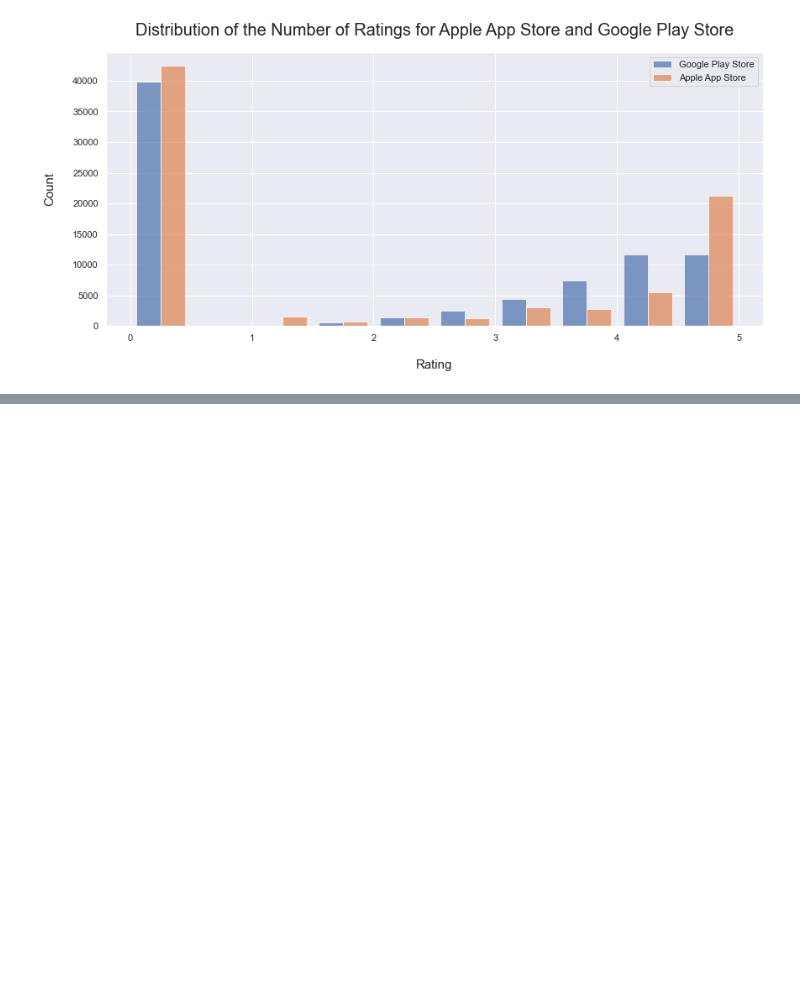
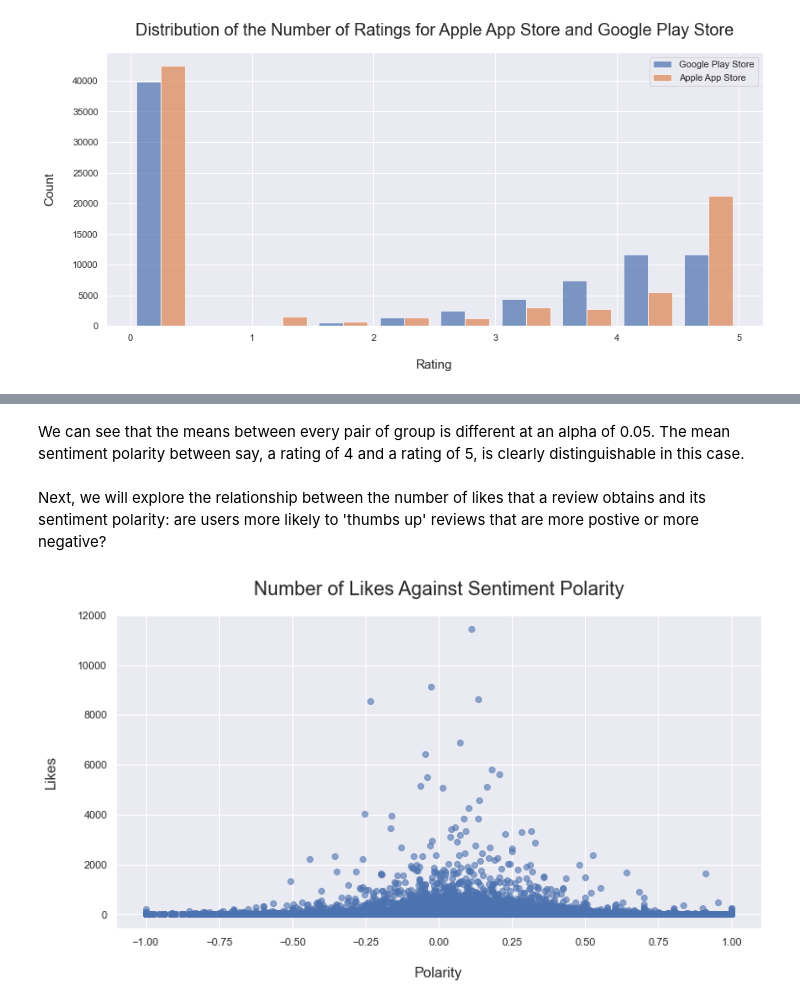
Before and after one commit to Superocker50/CMPT-353-Final-Project, a Jupyter notebook: cmpt-353-part-2.ipynb, the cells around one changed output, grey strips where cells are left out. Drawn from its saved outputs; the diff is of its cells as text; code cells hidden in the pictures; blank space fills up the shorter version.

```diff
--- a/cmpt-353-part-2.ipynb
+++ b/cmpt-353-part-2.ipynb
@@ -289,0 +370,11 @@ As we explore this question, we will look at the reviews for these applications
+# %%
+# From https://stackoverflow.com/questions/19913659/pandas-conditional-creation-of-a-series-dataframe-column
+# Categorize polarity values into sentiments
+conditions = [
+    reviews_google['Polarity'] > 0,
+    reviews_google['Polarity'] < 0,
+    reviews_google['Polarity'] == 0
+]
+
+sentiments = ['positive', 'negative', 'neutral']
+reviews_google['Sentiment'] = np.select(conditions, sentiments, default='neutral')
@@ -289,0 +427,16 @@ As we explore this question, we will look at the reviews for these applications
+# %% [markdown]
+We can see that the means between every pair of group is different at an alpha of 0.05. The mean sentiment polarity between say, a rating of 4 and a rating of 5, is clearly distinguishable in this case.
+# %% [markdown]
+Next, we will explore the relationship between the number of likes that a review obtains and its sentiment polarity: are users more likely to 'thumbs up' reviews that are more postive or more negative?
+# %%
+figure = plt.figure(figsize=(12, 6))
+axis = plt.gca()
+
+plt.scatter(reviews_google['Polarity'], reviews_google['likes'], color=alpha=0.6)
+axis.set_xlabel(xlabel='Polarity', fontsize=15, labelpad=20)
+axis.set_ylabel(ylabel='Likes', fontsize=15, labelpad=20)
+axis.set_title(label='Number of Likes Against Sentiment Polarity', fontsize=20, pad=20)
+
+plt.show()
+# %% [output]
+[figure, added]
```
Also changed, not shown: parts of 97 cells of this notebook, 6 other files.
